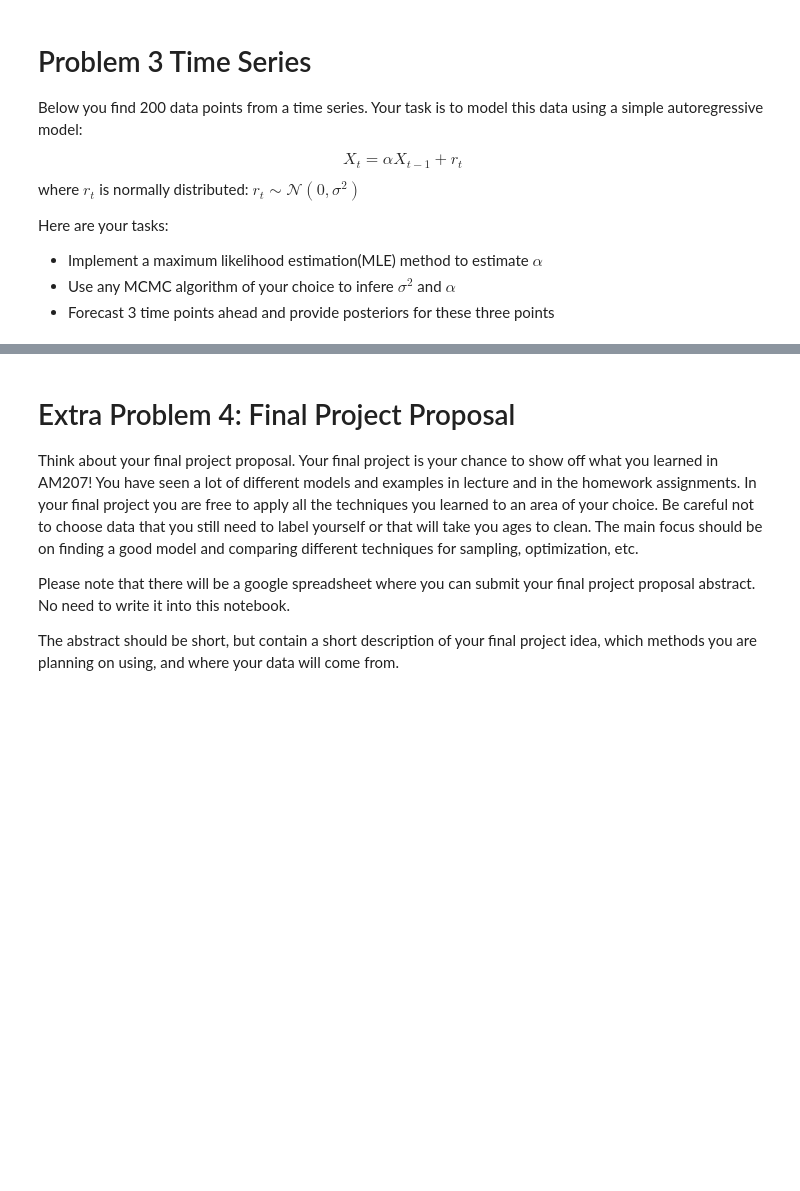
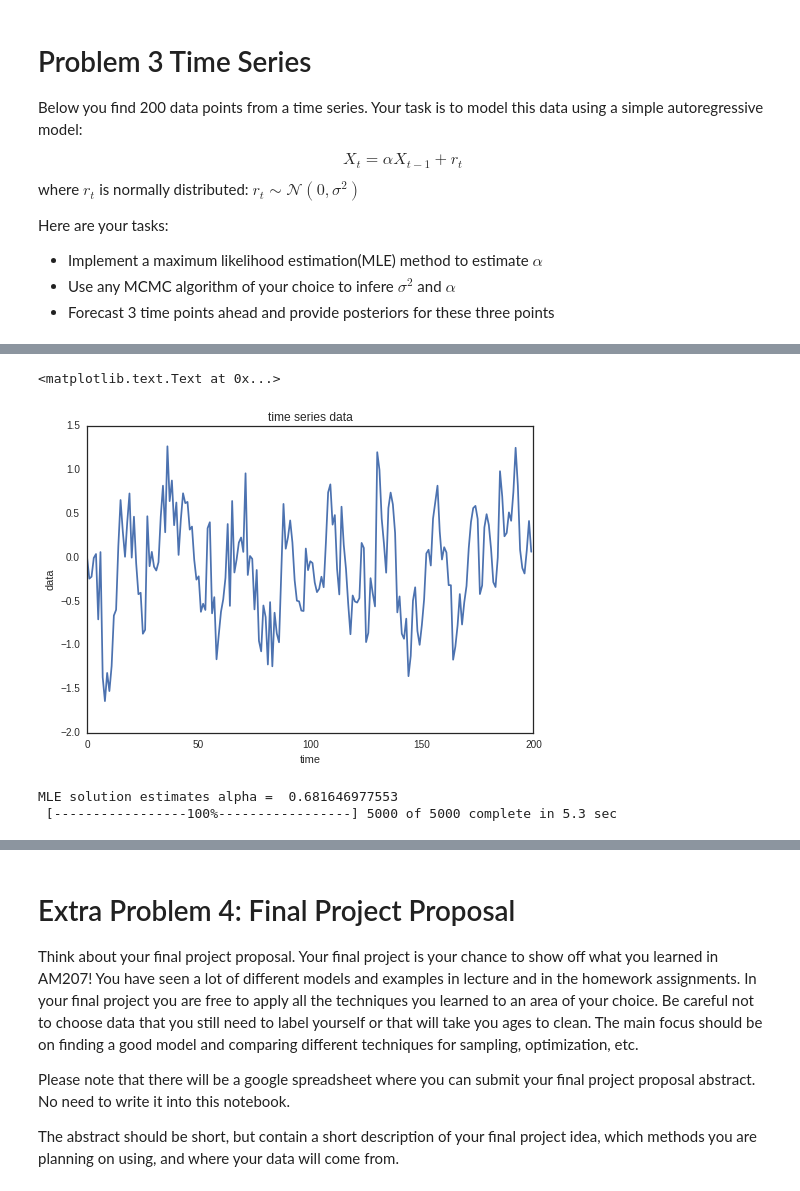
Before and after one commit to kevinchen1000/2016, a Jupyter notebook: Homework/AM207_yufengkevinchen_HW4.ipynb, the cells around one changed output, grey strips where cells are left out. Cells and saved outputs as stored; diff of their text form; code cells hidden in the pictures; blank space fills up the shorter version.

```diff
--- a/Homework/AM207_yufengkevinchen_HW4.ipynb
+++ b/Homework/AM207_yufengkevinchen_HW4.ipynb
@@ -763,30 +822,71 @@ y=np.array([0.00000000e+00,  -2.41884381e-01,  -2.19815584e-01, -5.92654275e-03,
         -4.03256074e-01,  -8.70131096e-01,  -8.25921060e-01, 4.69417714e-01,  -1.00177377e-01,   6.34076840e-02,
         -1.05978178e-01,  -1.48916430e-01,  -5.43573786e-02, 4.61970441e-01,   8.18280558e-01,   2.87185308e-01,
          1.26715777e+00,   6.41828280e-01,   8.77364512e-01, 3.67214345e-01,   6.26413729e-01,   2.87102039e-02,
          4.28449069e-01,   7.31450267e-01,   6.19131504e-01, 6.33373751e-01,   3.17572088e-01,   3.51692600e-01,
         -2.48995087e-02,  -2.53030153e-01,  -2.15503832e-01,-6.20238803e-01,  -5.28176551e-01,  -5.99112522e-01,
          3.32834574e-01,   4.01426008e-01,  -6.37956657e-01,-4.52884655e-01,  -1.16203988e+00,  -8.82257305e-01,
         -6.19309194e-01,  -4.78009274e-01,  -2.32960888e-01, 3.80860392e-01,  -5.52337194e-01,   6.43589528e-01,
         -1.71939822e-01,  -2.22714248e-02,   1.69698173e-01, 2.26875861e-01,   6.27784254e-02,   9.59070565e-01,
         -2.00412521e-01,   1.62853318e-02,  -1.64492388e-02,-5.92514844e-01,  -1.43386816e-01,  -9.50829381e-01,
         -1.07109089e+00,  -5.47941202e-01,  -6.80501959e-01,-1.22073393e+00,  -5.09858830e-01,  -1.24176275e+00,
         -6.30383282e-01,  -8.67182207e-01,  -9.67761290e-01,-1.79674059e-01,   6.09919157e-01,   9.95635469e-02,
          2.28199545e-01,   4.21792446e-01,   1.69467875e-01,-2.59645693e-01,  -4.93207819e-01,  -5.01539736e-01,
         -6.05873935e-01,  -6.11037064e-01,   1.01647103e-01,-1.44991643e-01,  -4.33238432e-02,  -6.41062073e-02,
         -2.85514261e-01,  -3.95586179e-01,  -3.57194799e-01,-2.20170569e-01,  -3.39918202e-01,   1.70035788e-01,
          7.41558107e-01,   8.33120964e-01,   3.73995334e-01, 4.83141624e-01,  -1.28861162e-01,  -4.22192149e-01,
          5.78378631e-01,   1.43550174e-01,  -1.31226657e-01,-5.30885377e-01,  -8.76270272e-01,  -4.34154230e-01,
         -5.02379201e-01,  -5.14585915e-01,  -4.64397849e-01, 1.65475660e-01,   1.07774616e-01,  -9.65587168e-01,
         -8.60566293e-01,  -2.36405434e-01,  -4.12606502e-01,-5.58566210e-01,   1.20028400e+00,   9.96896069e-01,
          4.41653164e-01,   1.59249052e-01,  -1.74168536e-01, 5.63049814e-01,   7.39366310e-01,   6.05361272e-01,
          2.79509214e-01,  -6.26883609e-01,  -4.44982987e-01,-8.69359696e-01,  -9.27422224e-01,  -6.98179880e-01,
         -1.35445853e+00,  -1.12329955e+00,  -4.94572306e-01,-3.40507834e-01,  -8.37907253e-01,  -9.97003760e-01,
         -7.69088724e-01,  -4.77378429e-01,   4.52315984e-02, 8.76114754e-02,  -9.24336169e-02,   4.42178858e-01,
          6.32190755e-01,   8.18383124e-01,   2.95975304e-01,-2.38797237e-02,   1.16395924e-01,   5.62311884e-02,
         -3.15966789e-01,  -3.16808474e-01,  -1.16651970e+00,-1.01729199e+00,  -7.75285712e-01,  -4.17618624e-01,
         -7.65156825e-01,  -5.10469718e-01,  -3.25334859e-01, 1.06358791e-01,   4.03467712e-01,   5.62837155e-01,
          5.87793605e-01,   4.38191557e-01,  -4.17879322e-01,-3.19715350e-01,   3.41624528e-01,   4.93054502e-01,
          3.69746949e-01,   9.62398763e-02,  -2.81485049e-01,-3.37776564e-01,  -1.30858217e-03,   9.83538405e-01,
          6.94986165e-01,   2.41137851e-01,   2.79478944e-01, 5.13500357e-01,   4.17786188e-01,   7.46707509e-01,
          1.25038407e+00,   8.17699739e-01,   8.78811468e-02,-1.20413802e-01,  -1.83227208e-01,   8.06195706e-02,
          4.16043086e-01,   6.45585187e-02])
+fig = plt.plot(y)
+plt.title('time series data')
+plt.xlabel('time')
+plt.ylabel('data')
+# %% [output]
+<matplotlib.text.Text at 0x...>
+[figure, added]
+# %%
+#PART 1: MLE
+y_yn1 = y[0:-1]*y[1:]
+yn1_yn1 = y[0:-1]**2
+alpha = np.sum(y_yn1) / np.sum(yn1_yn1)
+print 'MLE solution estimates alpha = ', alpha
+
+#PART 2: infer sigma^2 and alpha using pymc
+sigma_square = pm.Uniform('sigma_square',0,10)
+alpha = pm.Uniform('alpha',-5,5)
+
+#?pm.normal_like
+
+@pm.observed
+def log_likelihood(value = y, ss = sigma_square, a = alpha):
+    log_prob = 0
+
+    for i in range(value.shape[0]-1):
+        log_prob += pm.normal_like(y[i+1]-a*y[i],0,1/ss)
+
+    return log_prob
+
+model = pm.Model([sigma_square,alpha,log_likelihood])
+p_mcmc = pm.MCMC(model)
+p_mcmc.sample(iter = 5000, burn =100, thin =10)
+
+print 'pymc finishes...'
+
+
+
+#likelihood = pm.Normal('likelihood',mu=0, tau = 1/sigma_square,value= y[1:] - alpha* y[0:-1],observed = True)
+# %% [output]
+MLE solution estimates alpha =  0.681646977553
+ [-----------------100%-----------------] 5000 of 5000 complete in 5.3 sec
```
Also changed, not shown: parts of 3 cells of this notebook.
